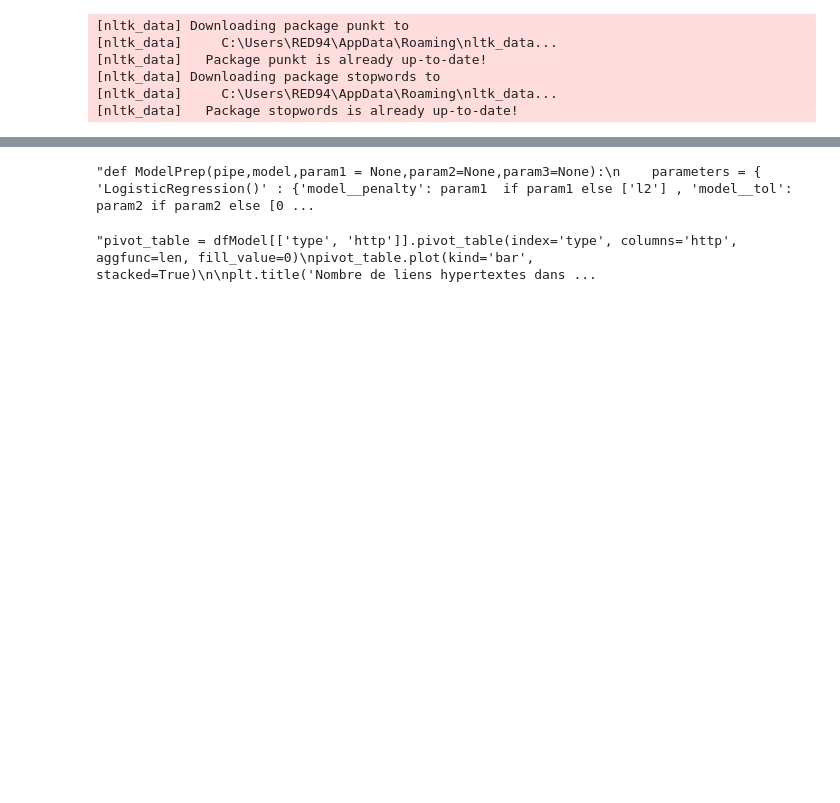
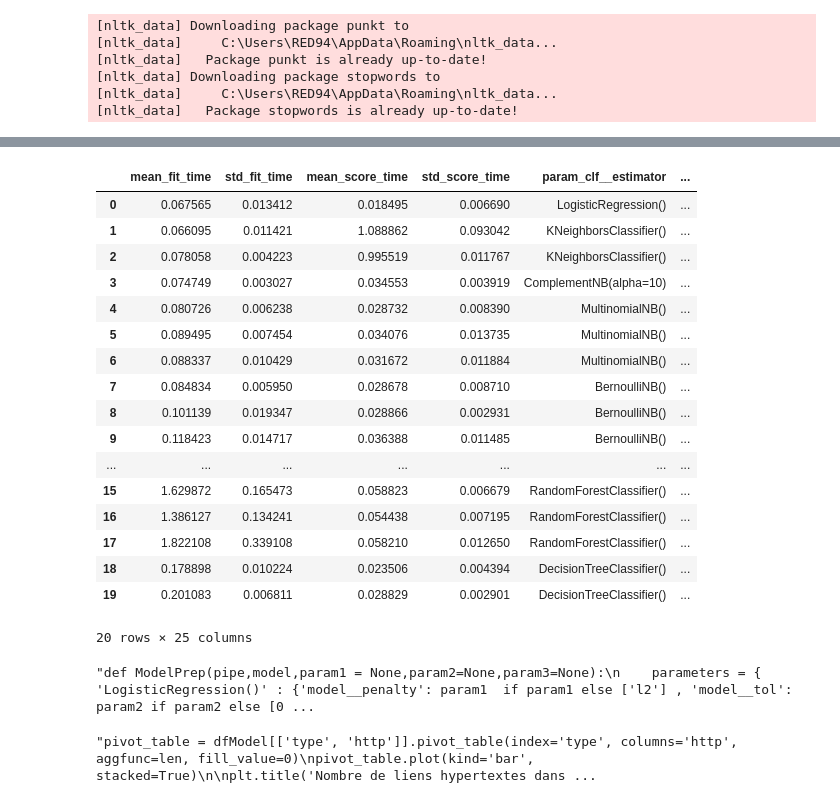
Before and after one commit to COMEWLECOME/Spam_Mohammed-Reda, a Jupyter notebook: SpamProject.ipynb, the cells around one changed output, grey strips where cells are left out. Cells and saved outputs as stored; diff of their text form; code cells hidden in the pictures; blank space fills up the shorter version.

```diff
--- a/SpamProject.ipynb
+++ b/SpamProject.ipynb
@@ -145,7 +145,7 @@ class ClfSwitcher(BaseEstimator):
         return self.estimator.score(X, y)
 # %%
 #fonction création du modèle
-def ModelCreateur(X_train,y_train,X_test,param1 = None,param2=None,param3=None):
+def ModelCreateur(X_train,y_train,X_test,score,param1 = None,param2=None,param3=None):
     column_num  = ['len','nombre_mots','blacklist']
     column_bool = ['http','phone']
 
@@ -228,18 +228,13 @@ def ModelCreateur(X_train,y_train,X_test,param1 = None,param2=None,param3=None):
     ]
 
 
-    label_score  = make_scorer(precision_score, pos_label='spam')
-    Scoring_list = {'Myrecall':label_score, 'Accuracy':'precision', 'roc':'roc_auc',}
-    scoring = {'accuracy' : make_scorer(accuracy_score,  pos_label='spam'),
-       'recall' : make_scorer(recall_score, pos_label='spam' ),
-       'f1_score' : make_scorer(f1_score, pos_label='spam')}
 
-    #custom_score = make_scorer(fbeta_score,pos_label="spam")
-    gscv = GridSearchCV(pipe, parameters, cv=5, verbose=1 ,scoring = scoring , refit= label_score , n_jobs= -1)
-    Bow = gscv.fit(X_train, y_train)
-    y_pred = gscv.predict(X_test)
+    gscv  = GridSearchCV(pipe, parameters, cv=5, verbose=1 ,scoring = score  , n_jobs= -1)
+
+    Bow= gscv.fit(X_train, y_train)
+    """y_pred = gscv.predict(X_test)
     #print(y_pred)
     print(gscv.best_score_)
     print(gscv.best_params_)
-    #print(classification_report(y_test, y_pred))
+    #print(classification_report(y_test, y_pred))"""
     return pd.DataFrame(Bow.cv_results_)
@@ -273,0 +241,10 @@ dfClassifier
+# %%
+precision_scoring       = make_scorer(precision_score, pos_label='spam')
+accuracy_scoring        = make_scorer(accuracy_score,  pos_label='spam')
+f1_scoring              = make_scorer(f1_score, pos_label='spam')
+recall_scoring          = make_scorer(recall_score,  pos_label='spam')
+
+df_precision_scoring   = ModelCreateur(X_train, y_train,X_test,precision_scoring)
+df_accuracy_scoring    = ModelCreateur(X_train, y_train,X_test,'accuracy')
+df_f1_scoring          = ModelCreateur(X_train, y_train,X_test,f1_scoring)
+df_recall_scoring      = ModelCreateur(X_train, y_train,X_test,recall_scoring)
@@ -274,3 +258,24 @@ dfClassifier
+# %%
+df_recall_scoring
+# %% [output]
+|  | mean_fit_time | std_fit_time | mean_score_time | std_score_time | param_clf__estimator | ... |
+| 0 | 0.067565 | 0.013412 | 0.018495 | 0.006690 | LogisticRegression() | ... |
+| 1 | 0.066095 | 0.011421 | 1.088862 | 0.093042 | KNeighborsClassifier() | ... |
+| 2 | 0.078058 | 0.004223 | 0.995519 | 0.011767 | KNeighborsClassifier() | ... |
+| 3 | 0.074749 | 0.003027 | 0.034553 | 0.003919 | ComplementNB(alpha=10) | ... |
+| 4 | 0.080726 | 0.006238 | 0.028732 | 0.008390 | MultinomialNB() | ... |
+| 5 | 0.089495 | 0.007454 | 0.034076 | 0.013735 | MultinomialNB() | ... |
+| 6 | 0.088337 | 0.010429 | 0.031672 | 0.011884 | MultinomialNB() | ... |
+| 7 | 0.084834 | 0.005950 | 0.028678 | 0.008710 | BernoulliNB() | ... |
+| 8 | 0.101139 | 0.019347 | 0.028866 | 0.002931 | BernoulliNB() | ... |
+| 9 | 0.118423 | 0.014717 | 0.036388 | 0.011485 | BernoulliNB() | ... |
+| ... | ... | ... | ... | ... | ... | ... |
+| 15 | 1.629872 | 0.165473 | 0.058823 | 0.006679 | RandomForestClassifier() | ... |
+| 16 | 1.386127 | 0.134241 | 0.054438 | 0.007195 | RandomForestClassifier() | ... |
+| 17 | 1.822108 | 0.339108 | 0.058210 | 0.012650 | RandomForestClassifier() | ... |
+| 18 | 0.178898 | 0.010224 | 0.023506 | 0.004394 | DecisionTreeClassifier() | ... |
+| 19 | 0.201083 | 0.006811 | 0.028829 | 0.002901 | DecisionTreeClassifier() | ... |
+20 rows × 25 columns
 # %%
 #ModelCreateurV2(X_train, y_train,X_test,y_test)
 # %%
```
Also changed, not shown: parts of 3 cells of this notebook, 5 other files.
